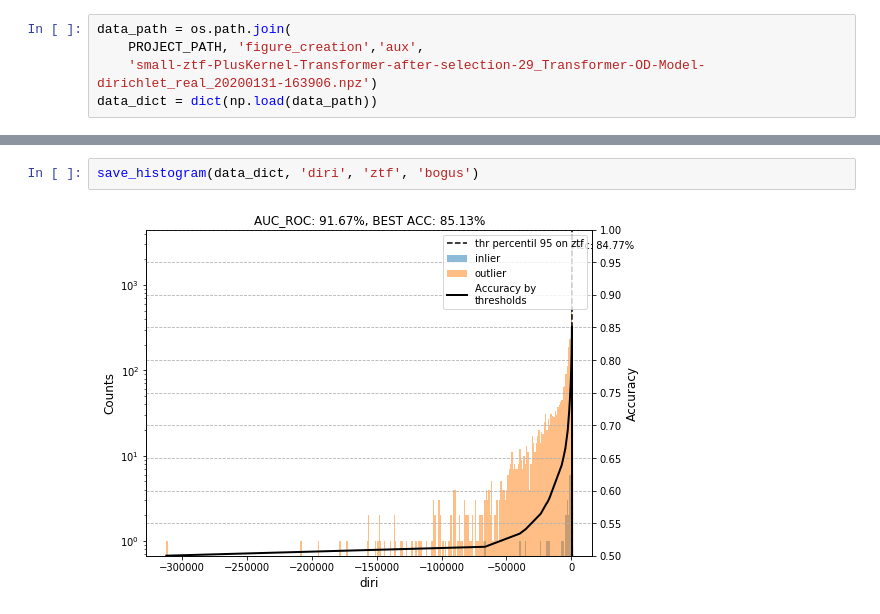
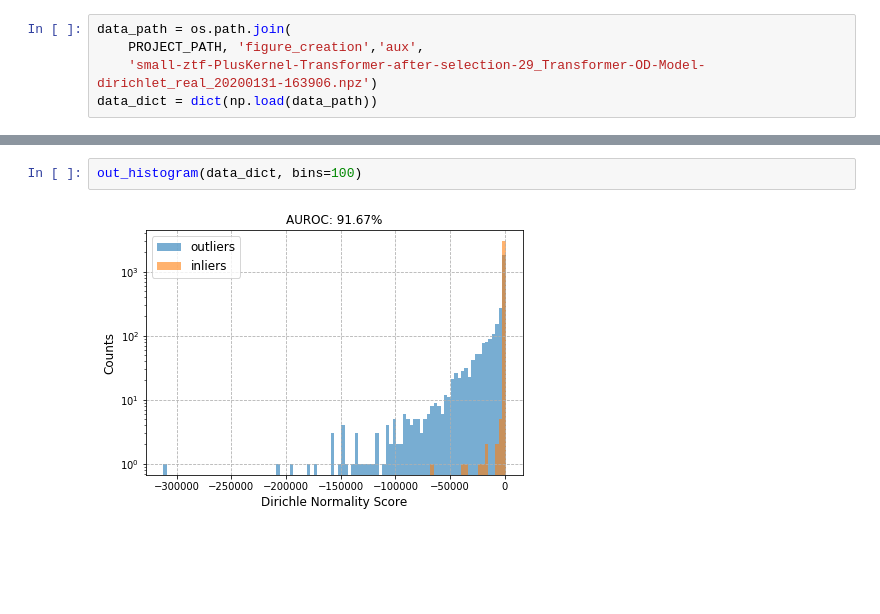
Before and after one commit to ReyesDeJong/AnomalyDetectionTransformations, a Jupyter notebook: figure_creation/Histograms_calculations.ipynb, the cells around one changed output, grey strips where cells are left out. Drawn from its saved outputs; the diff is of its cells as text; blank space fills up the shorter version.

Commit message:
histograms ready

```diff
--- a/figure_creation/Histograms_calculations.ipynb
+++ b/figure_creation/Histograms_calculations.ipynb
@@ -132,4 +226,4 @@ def save_histogram(score_metric_dict, score_name, dataset_name,
-# %%
-save_histogram(data_dict, 'diri', 'ztf', 'bogus')
-# %% [output]
-[figure, removed]
+# %%
+out_histogram(data_dict, bins=100)
+# %% [output]
+[figure, added]
```
Also changed, not shown: parts of 5 cells of this notebook, 1 other file.
